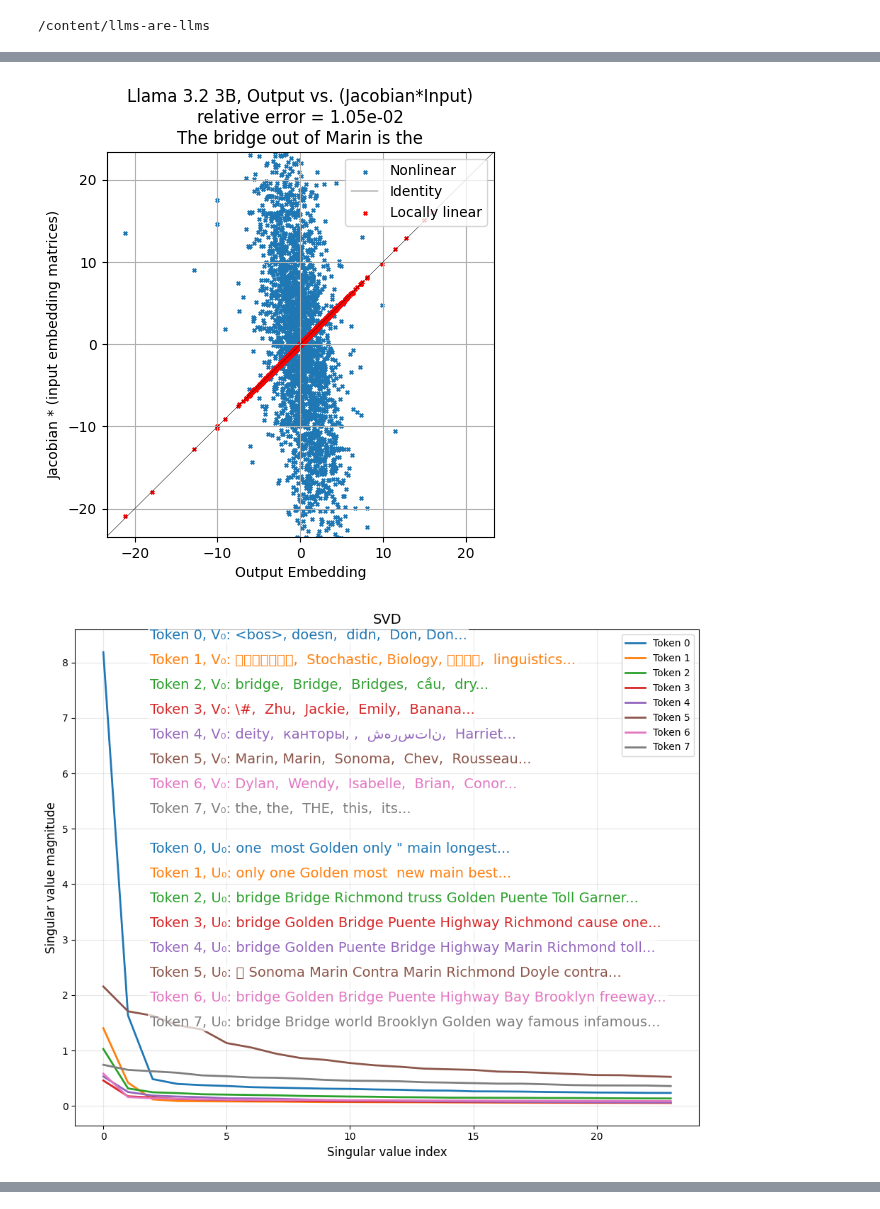
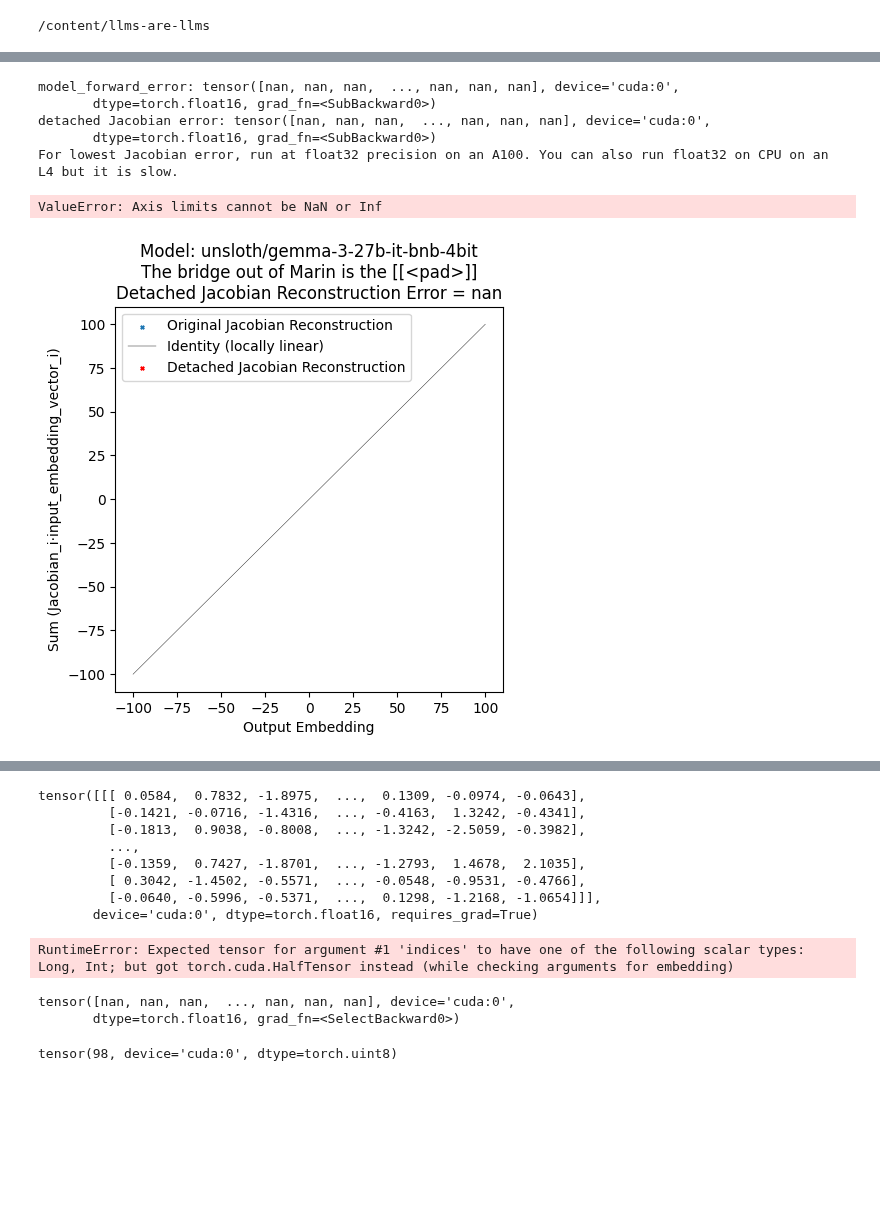
Before and after one commit to jamesgolden1/equivalent-linear-LLMs, a Jupyter notebook: notebooks/gemma_3/gemma_3_27B_q4_locally_linear.ipynb, the cells around one changed output, grey strips where cells are left out. Drawn from its saved outputs; the diff is of its cells as text; code cells hidden in the pictures; blank space fills up the shorter version.

Commit message:
gemma 3 27b demo init, still some issues

```diff
--- a/notebooks/gemma_3/gemma_3_27B_q4_locally_linear.ipynb
+++ b/notebooks/gemma_3/gemma_3_27B_q4_locally_linear.ipynb
@@ -41,7 +47,7 @@ setattr(JacobianAnalyzer, 'model_forward', model_forward)
 run_all = False
 
 # Initialize the analyzer
-analyzer = JacobianAnalyzer(model_name="google/gemma-3-4b-it")
+analyzer = JacobianAnalyzer(model_name="unsloth/gemma-3-27b-it-bnb-4bit")
 
 # text = 'The Golden'
 text = 'The bridge out of Marin is the'
@@ -115,2 +114,7 @@ Wall time: 2min 20s
+model_forward_error: tensor([nan, nan, nan,  ..., nan, nan, nan], device='cuda:0',
+       dtype=torch.float16, grad_fn=<SubBackward0>)
+detached Jacobian error: tensor([nan, nan, nan,  ..., nan, nan, nan], device='cuda:0',
+       dtype=torch.float16, grad_fn=<SubBackward0>)
+For lowest Jacobian error, run at float32 precision on an A100. You can also run float32 on CPU on an L4 but it is slow.
+ValueError: Axis limits cannot be NaN or Inf
-[figure, old version]
+[figure, new version]
-[figure, removed]
@@ -117,0 +121,24 @@ Wall time: 2min 20s
+# %%
+analyzer.embeds
+# %% [output]
+tensor([[[ 0.0584,  0.7832, -1.8975,  ...,  0.1309, -0.0974, -0.0643],
+         [-0.1421, -0.0716, -1.4316,  ..., -0.4163,  1.3242, -0.4341],
+         [-0.1813,  0.9038, -0.8008,  ..., -1.3242, -2.5059, -0.3982],
+         ...,
+         [-0.1359,  0.7427, -1.8701,  ..., -1.2793,  1.4678,  2.1035],
+         [ 0.3042, -1.4502, -0.5571,  ..., -0.0548, -0.9531, -0.4766],
+         [-0.0640, -0.5996, -0.5371,  ...,  0.1298, -1.2168, -1.0654]]],
+       device='cuda:0', dtype=torch.float16, requires_grad=True)
+# %%
+analyzer.model.model(analyzer.embeds)##_predicted
+# %% [output]
+RuntimeError: Expected tensor for argument #1 'indices' to have one of the following scalar types: Long, Int; but got torch.cuda.HalfTensor instead (while checking arguments for embedding)
+# %%
+analyzer.model_forward(analyzer.embeds)
+# %% [output]
+tensor([nan, nan, nan,  ..., nan, nan, nan], device='cuda:0',
+       dtype=torch.float16, grad_fn=<SelectBackward0>)
+# %%
+analyzer.model.model.layers[0].self_attn.q_proj.weight[0,0]
+# %% [output]
+tensor(98, device='cuda:0', dtype=torch.uint8)
```
Also changed, not shown: parts of 2 cells of this notebook.
